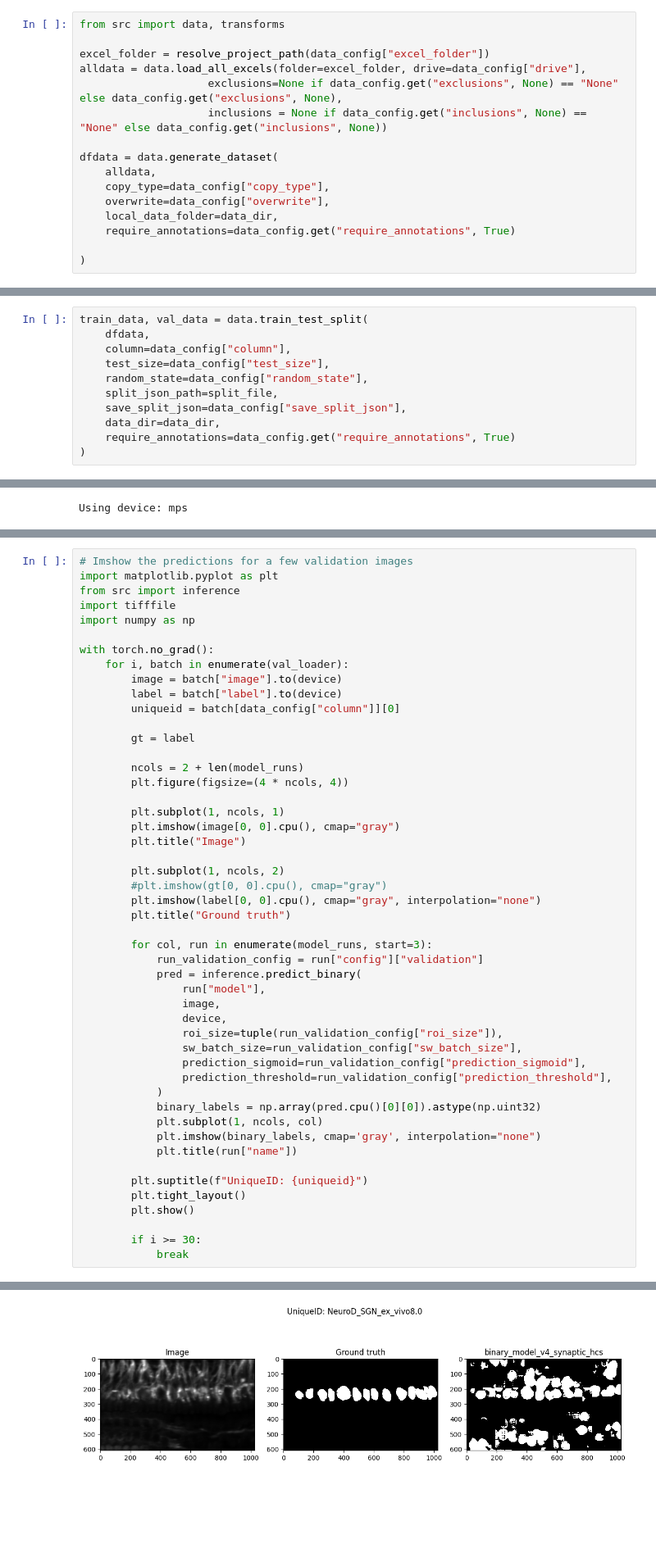
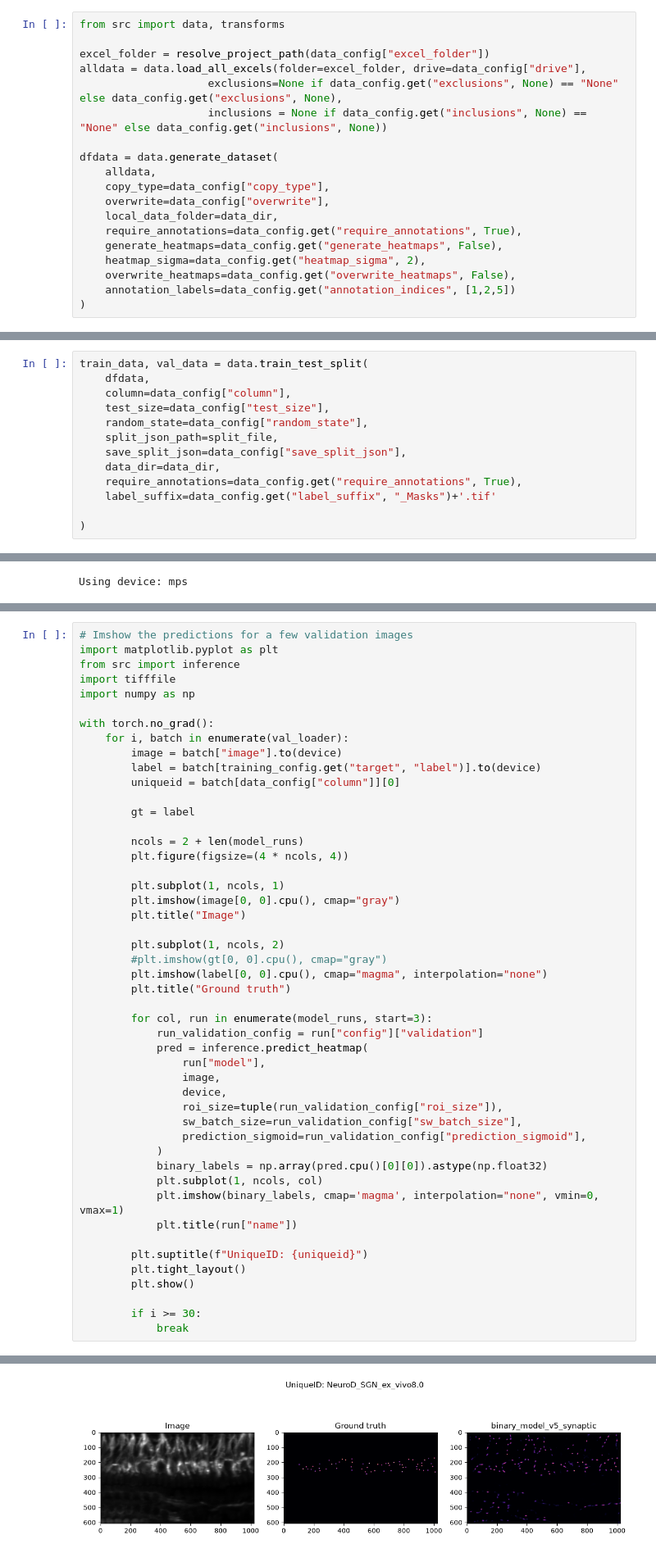
Before and after one commit to fedeceri85/cochlea-synapses-binary-segmentation-unet2d, a Jupyter notebook: binary_check_predictions.ipynb, the cells around one changed output, grey strips where cells are left out. Shown at 82% size. Drawn from its saved outputs; the diff is of its cells as text; blank space fills up the shorter version.

Commit message:
Trained heatmap

```diff
--- a/binary_check_predictions.ipynb
+++ b/binary_check_predictions.ipynb
@@ -57,7 +57,10 @@ dfdata = data.generate_dataset(
     copy_type=data_config["copy_type"],
     overwrite=data_config["overwrite"],
     local_data_folder=data_dir,
-    require_annotations=data_config.get("require_annotations", True)
-
+    require_annotations=data_config.get("require_annotations", True),
+    generate_heatmaps=data_config.get("generate_heatmaps", False),
+    heatmap_sigma=data_config.get("heatmap_sigma", 2),
+    overwrite_heatmaps=data_config.get("overwrite_heatmaps", False),
+    annotation_labels=data_config.get("annotation_indices", [1,2,5])
 )
 # %% [output]
@@ -104,7 +92,9 @@ train_data, val_data = data.train_test_split(
     split_json_path=split_file,
     save_split_json=data_config["save_split_json"],
     data_dir=data_dir,
-    require_annotations=data_config.get("require_annotations", True)
+    require_annotations=data_config.get("require_annotations", True),
+    label_suffix=data_config.get("label_suffix", "_Masks")+'.tif'
+
 )
 # %% [markdown]
 ## 2. Load the transformations on train and val (val does not have data augmentations)
@@ -198,7 +188,7 @@ import numpy as np
 with torch.no_grad():
     for i, batch in enumerate(val_loader):
         image = batch["image"].to(device)
-        label = batch["label"].to(device)
+        label = batch[training_config.get("target", "label")].to(device)
         uniqueid = batch[data_config["column"]][0]
 
         gt = label
@@ -212,23 +202,22 @@ with torch.no_grad():
 
         plt.subplot(1, ncols, 2)
         #plt.imshow(gt[0, 0].cpu(), cmap="gray")
-        plt.imshow(label[0, 0].cpu(), cmap="gray", interpolation="none")
+        plt.imshow(label[0, 0].cpu(), cmap="magma", interpolation="none")
         plt.title("Ground truth")
 
         for col, run in enumerate(model_runs, start=3):
             run_validation_config = run["config"]["validation"]
-            pred = inference.predict_binary(
+            pred = inference.predict_heatmap(
                 run["model"],
                 image,
                 device,
                 roi_size=tuple(run_validation_config["roi_size"]),
                 sw_batch_size=run_validation_config["sw_batch_size"],
                 prediction_sigmoid=run_validation_config["prediction_sigmoid"],
-                prediction_threshold=run_validation_config["prediction_threshold"],
             )
-            binary_labels = np.array(pred.cpu()[0][0]).astype(np.uint32)
+            binary_labels = np.array(pred.cpu()[0][0]).astype(np.float32)
             plt.subplot(1, ncols, col)
-            plt.imshow(binary_labels, cmap='gray', interpolation="none")
+            plt.imshow(binary_labels, cmap='magma', interpolation="none", vmin=0, vmax=1)
             plt.title(run["name"])
 
         plt.suptitle(f"UniqueID: {uniqueid}")
@@ -248 +237 @@ with torch.no_grad():
-[figure, old version]
+[figure, new version]
```
Also changed, not shown: parts of 4 cells of this notebook, 12 other files.
